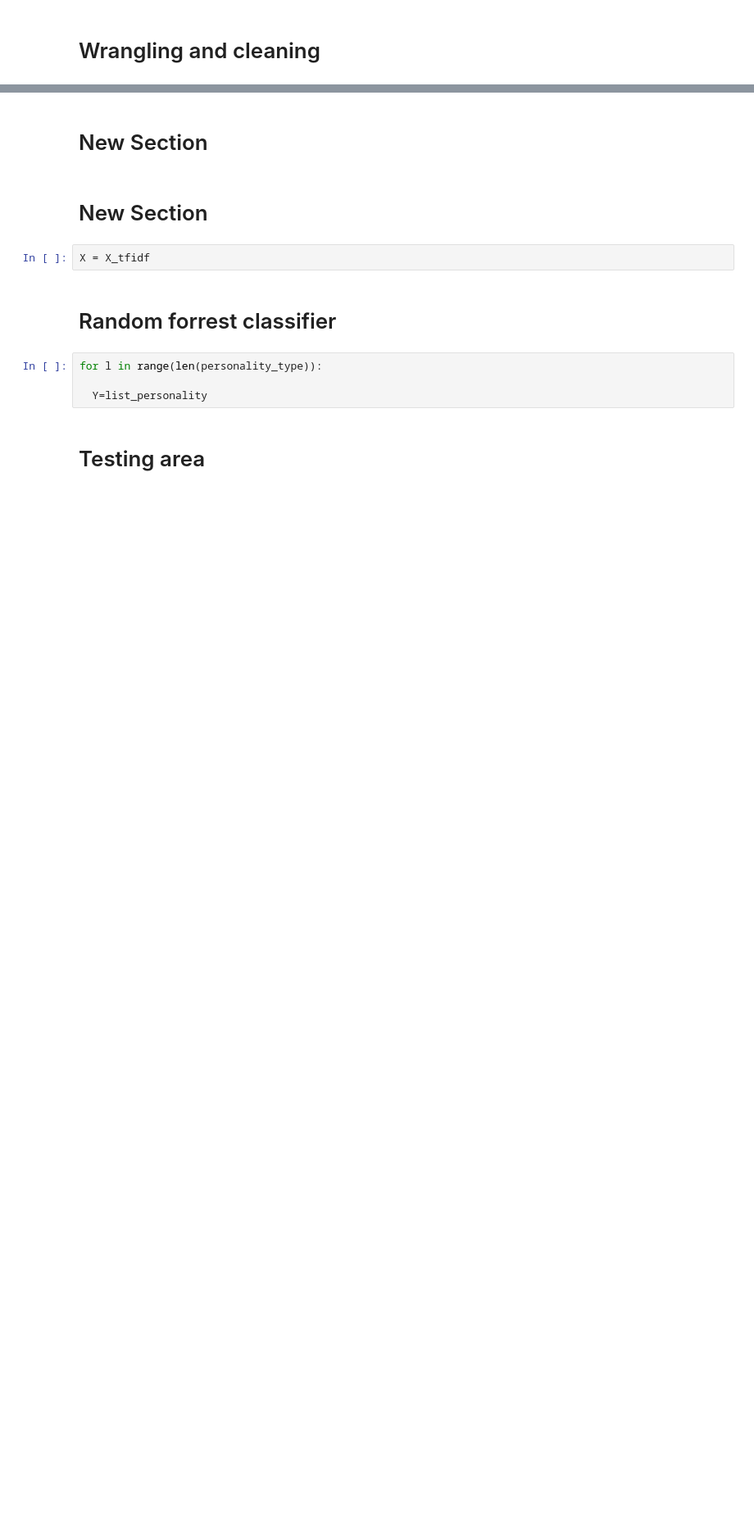
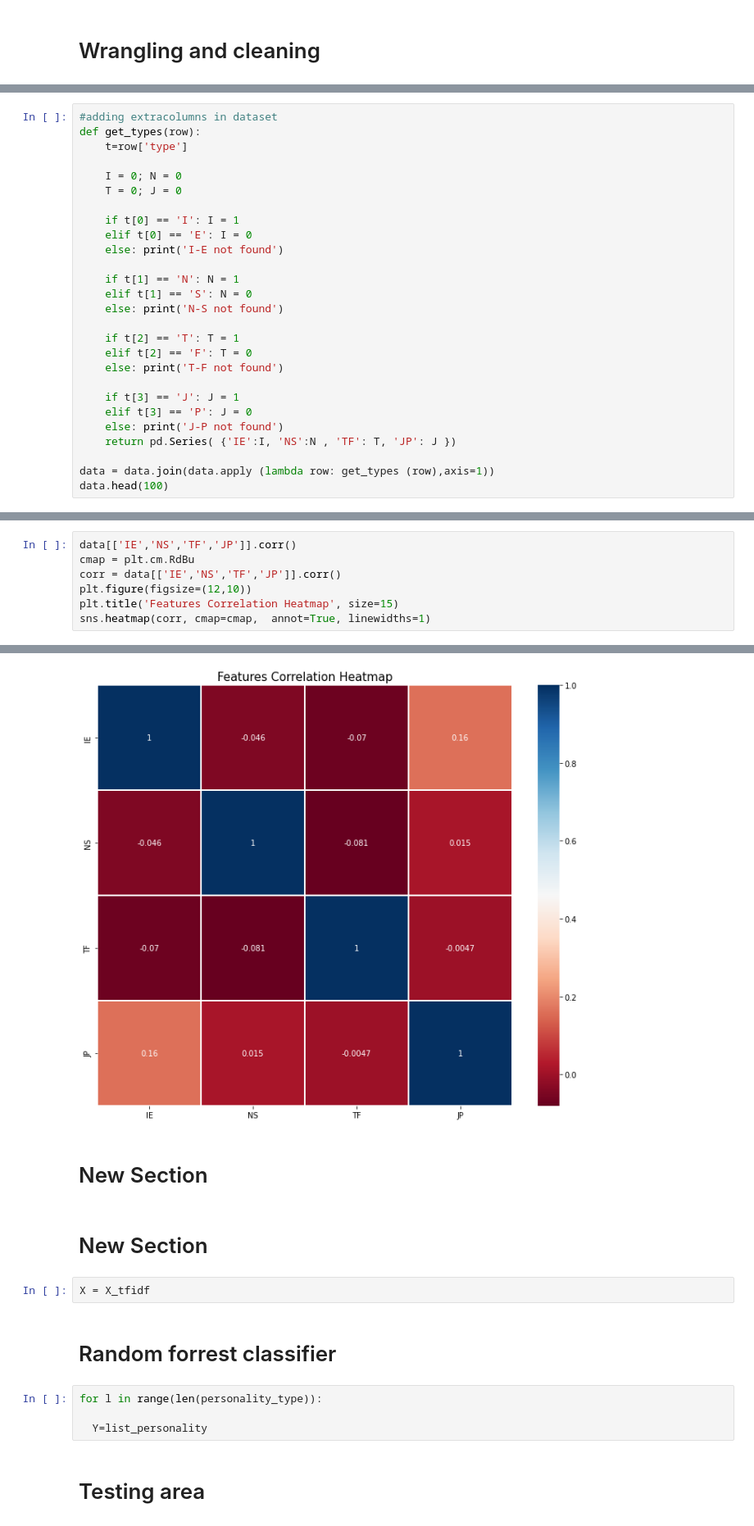
Before and after one commit to kneat2448/PDAI-mbti, a Jupyter notebook: PDAI_test.ipynb, the cells around one changed output, grey strips where cells are left out. Shown: that part at 82% size. Saved outputs shown, nothing was run; the diff lists cells and outputs as text; blank space fills up the shorter version.

```diff
--- a/PDAI_test.ipynb
+++ b/PDAI_test.ipynb
@@ -126,0 +128,27 @@ ValueError: ignored
+# %%
+#adding extracolumns in dataset
+def get_types(row):
+    t=row['type']
+
+    I = 0; N = 0
+    T = 0; J = 0
+
+    if t[0] == 'I': I = 1
+    elif t[0] == 'E': I = 0
+    else: print('I-E not found')
+
+    if t[1] == 'N': N = 1
+    elif t[1] == 'S': N = 0
+    else: print('N-S not found')
+
+    if t[2] == 'T': T = 1
+    elif t[2] == 'F': T = 0
+    else: print('T-F not found')
+
+    if t[3] == 'J': J = 1
+    elif t[3] == 'P': J = 0
+    else: print('J-P not found')
+    return pd.Series( {'IE':I, 'NS':N , 'TF': T, 'JP': J })
+
+data = data.join(data.apply (lambda row: get_types (row),axis=1))
+data.head(100)
@@ -126,0 +200,8 @@ ValueError: ignored
+# %%
+data[['IE','NS','TF','JP']].corr()
+cmap = plt.cm.RdBu
+corr = data[['IE','NS','TF','JP']].corr()
+plt.figure(figsize=(12,10))
+plt.title('Features Correlation Heatmap', size=15)
+sns.heatmap(corr, cmap=cmap,  annot=True, linewidths=1)
+# %% [output]
@@ -127,3 +209,4 @@ ValueError: ignored
+[figure, added]
 # %% [markdown]
 # New Section
 # %% [markdown]
```
Also changed, not shown: parts of 7 cells of this notebook.
